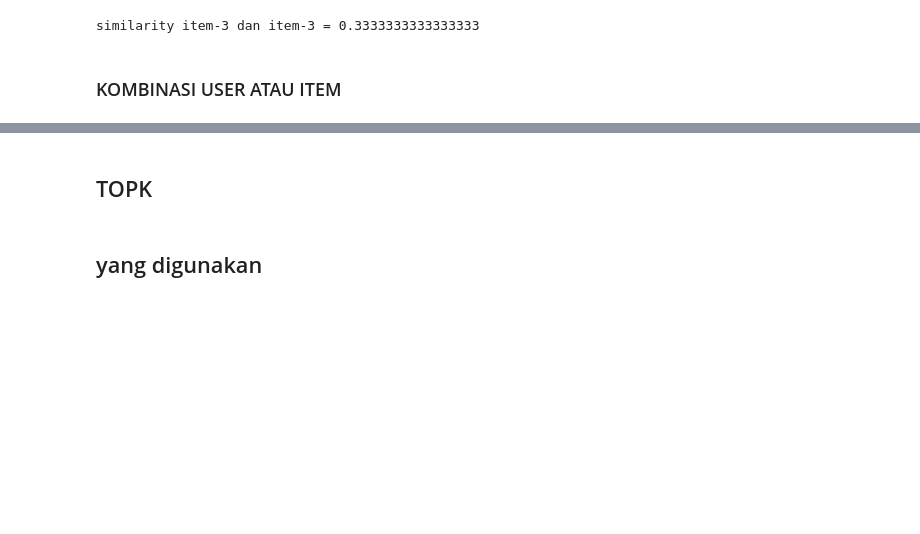
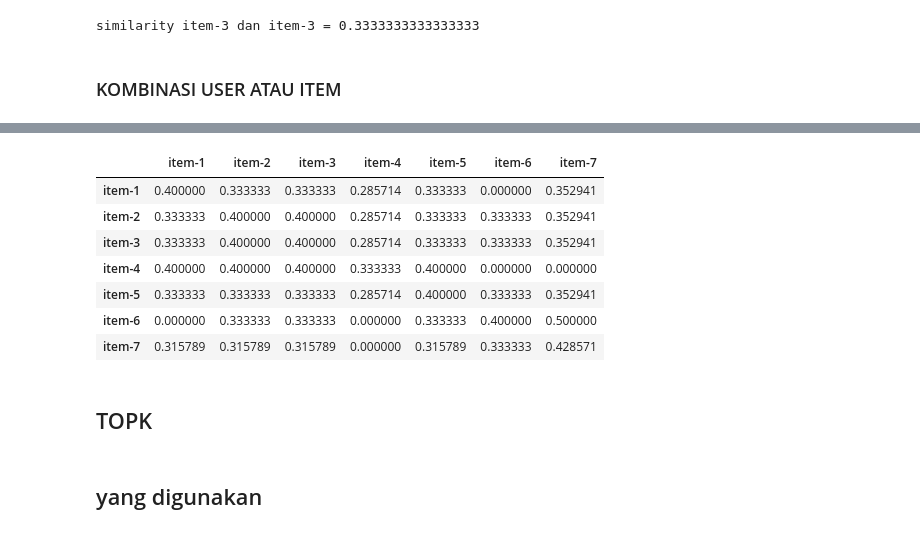
Before and after one commit to alfiiinur/setBasedImplentasi, a Jupyter notebook: relevantJaccard.ipynb, the cells around one changed output, grey strips where cells are left out. Cells and saved outputs as stored; diff of their text form; code cells hidden in the pictures; blank space fills up the shorter version.

```diff
--- a/relevantJaccard.ipynb
+++ b/relevantJaccard.ipynb
@@ -260,0 +247,19 @@ cal_simAllItem
+# %%
+def SimilarityAllRJ(RatingMatriks, jenis="user-based"):
+    if jenis == "user-based":
+        jumlah = RatingMatriks.shape[0]
+        simMatriks = np.zeros((jumlah, jumlah))
+        for i in range(jumlah):
+            for j in range(jumlah):
+                nilaiSim = SimilarityRJ(RatingMatriks, i, j, jenis=jenis)
+                simMatriks[i][j] = nilaiSim
+        simMatriksDf = pd.DataFrame(simMatriks, index=RatingMatriks.index, columns=RatingMatriks.index)
+    elif jenis == "item-based":
+        jumlah = RatingMatriks.shape[1]
+        simMatriks = np.zeros((jumlah, jumlah))
+        for i in range(jumlah):
+            for j in range(jumlah):
+                nilaiSim = SimilarityRJ(RatingMatriks, i, j, jenis=jenis)
+                simMatriks[i][j] = nilaiSim
+        simMatriksDf = pd.DataFrame(simMatriks, index=RatingMatriks.columns, columns=RatingMatriks.columns)
+    return simMatriksDf
@@ -261,3 +292,15 @@ cal_simAllItem
+# %%
+calRJALLItem2 = SimilarityAllRJ(dfToyData, jenis="item-based")
+calRJALLItem2
+# %% [output]
+|  | item-1 | item-2 | item-3 | item-4 | item-5 | item-6 | item-7 |
+| item-1 | 0.400000 | 0.333333 | 0.333333 | 0.285714 | 0.333333 | 0.000000 | 0.352941 |
+| item-2 | 0.333333 | 0.400000 | 0.400000 | 0.285714 | 0.333333 | 0.333333 | 0.352941 |
+| item-3 | 0.333333 | 0.400000 | 0.400000 | 0.285714 | 0.333333 | 0.333333 | 0.352941 |
+| item-4 | 0.400000 | 0.400000 | 0.400000 | 0.333333 | 0.400000 | 0.000000 | 0.000000 |
+| item-5 | 0.333333 | 0.333333 | 0.333333 | 0.285714 | 0.400000 | 0.333333 | 0.352941 |
+| item-6 | 0.000000 | 0.333333 | 0.333333 | 0.000000 | 0.333333 | 0.400000 | 0.500000 |
+| item-7 | 0.315789 | 0.315789 | 0.315789 | 0.000000 | 0.315789 | 0.333333 | 0.428571 |
 # %% [markdown]
 ## TOPK
 # %%
```
Also changed, not shown: parts of 19 cells of this notebook, 6 other files.
